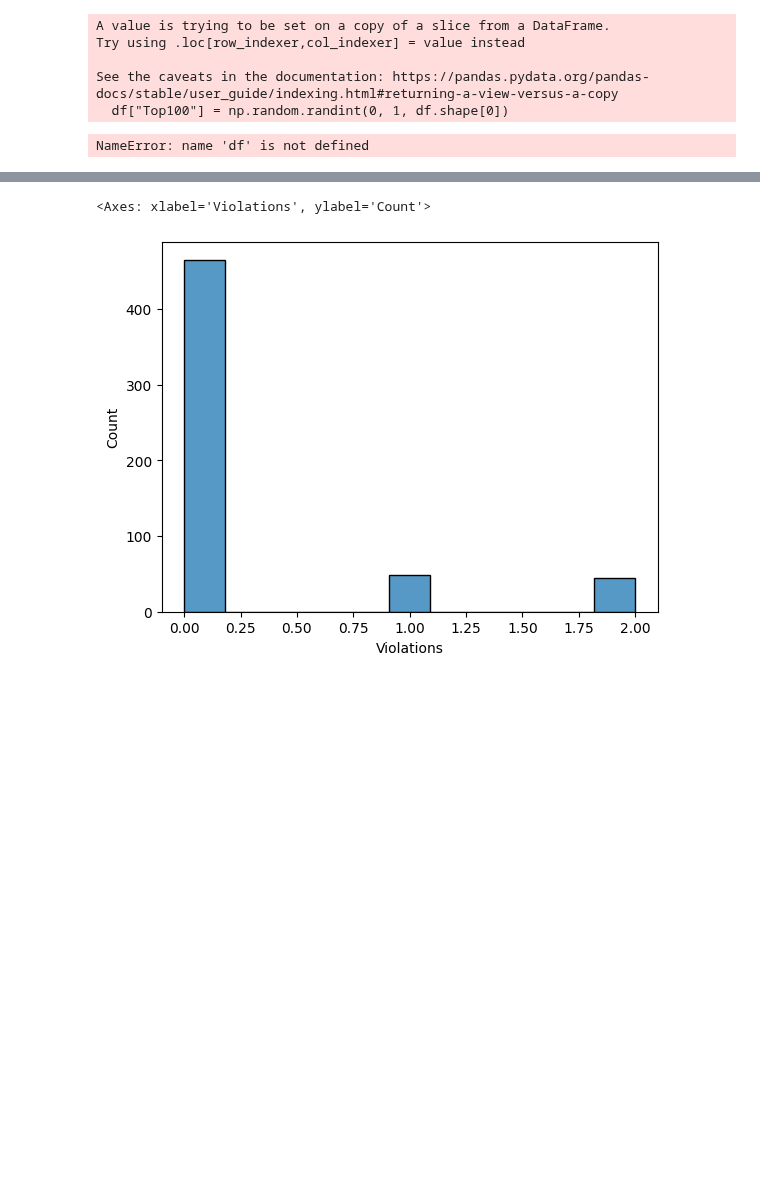
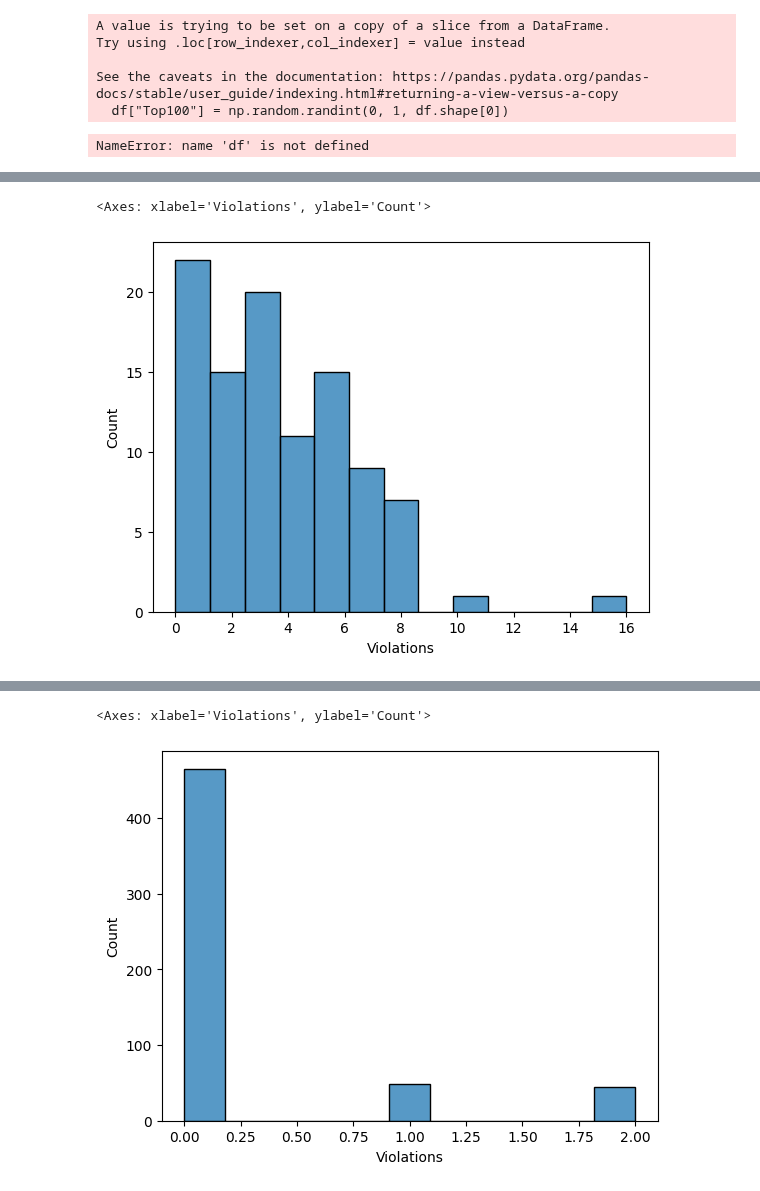
Before and after one commit to zhayes42/CS3870-WRUV, a Jupyter notebook: main.ipynb, the cells around one changed output, grey strips where cells are left out. Drawn from its saved outputs; the diff is of its cells as text; code cells hidden in the pictures; blank space fills up the shorter version.

```diff
--- a/main.ipynb
+++ b/main.ipynb
@@ -416,0 +413,8 @@ dj_df_small.loc[dj_df_small["Violations"] >= 12]
+# %%
+dj_df_small.loc[dj_df_small["Violations"] >= 12]
+# removing program director because it is automation!
+dj_df_small = dj_df_small[dj_df_small["DJ Name"] != "Program Director"]
+sns.histplot((dj_df_small["Violations"]))
+# %% [output]
+<Axes: xlabel='Violations', ylabel='Count'>
+[figure, added]
```
Also changed, not shown: parts of 14 cells of this notebook.
